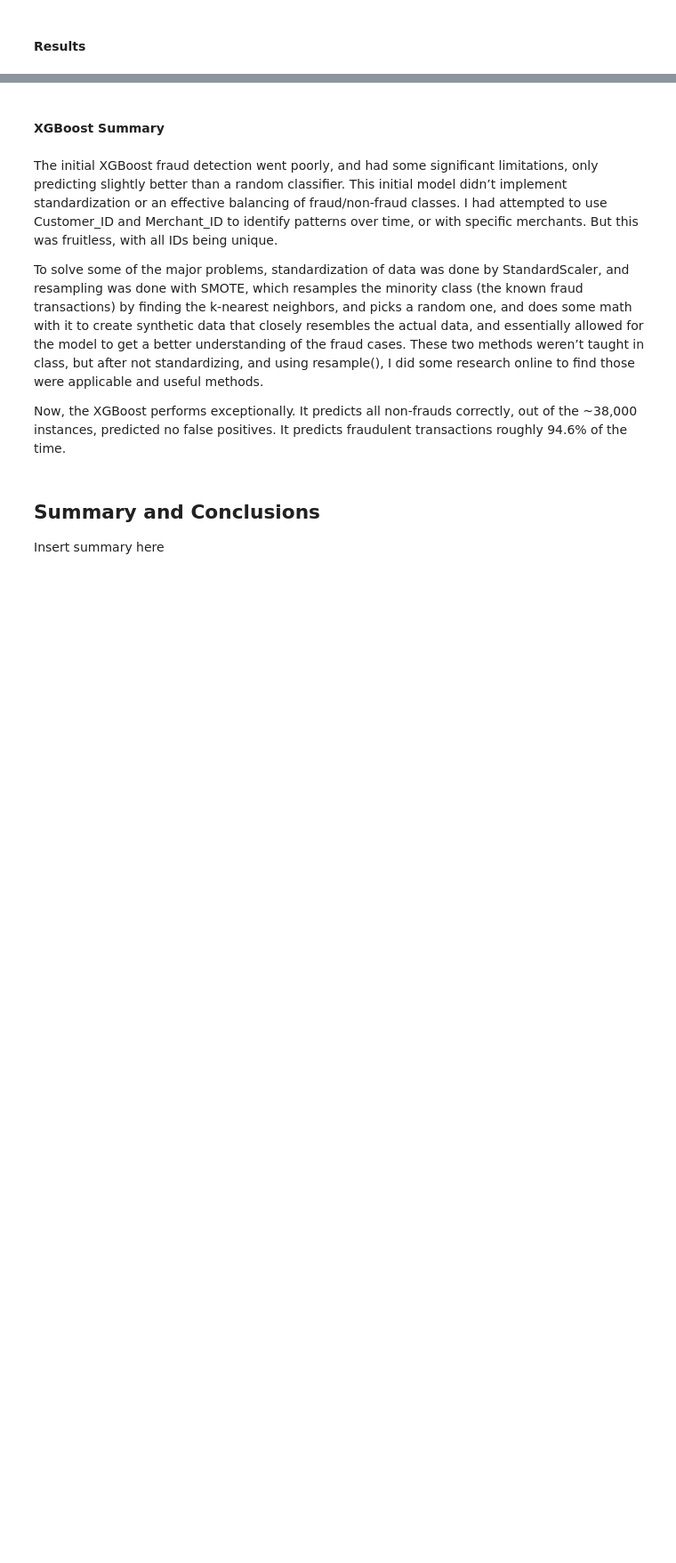
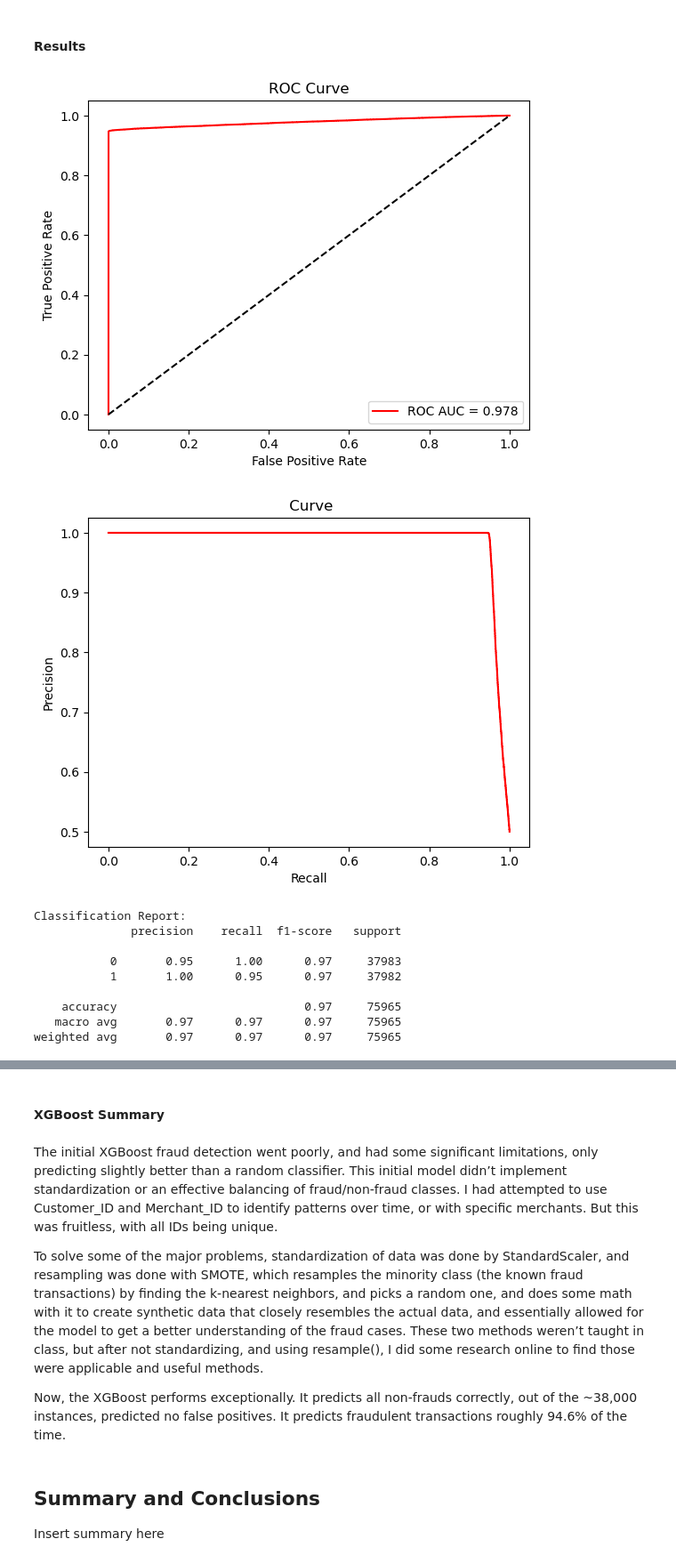
Before and after one commit to owenmilke/CS3870-Final-Project, a Jupyter notebook: BankFraud.ipynb, the cells around one changed output, grey strips where cells are left out. Shown at 89% size. Drawn from its saved outputs; the diff is of its cells as text; code cells hidden in the pictures; blank space fills up the shorter version.

```diff
--- a/BankFraud.ipynb
+++ b/BankFraud.ipynb
@@ -604,37 +784,57 @@ xg_model.fit(X_train, y_train)
 y_prob = xg_model.predict_proba(X_test)[:, 1]
 
 # Plot ROC Curve
 fpr, tpr, roc_th = roc_curve(y_test, y_prob)
 roc_auc = auc(fpr, tpr)
 plt.figure()
-plt.plot(fpr, tpr, label=f"ROC AUC = {roc_auc:.3f}")
+plt.plot(fpr, tpr, color='red', label=f"ROC AUC = {roc_auc:.3f}")
 plt.plot([0,1],[0,1],"k--")
 plt.xlabel("False Positive Rate")
 plt.ylabel("True Positive Rate")
 plt.title("ROC Curve")
 plt.legend()
 plt.show()
 
 # Plot Precision/Recall curve
 precision, recall, threshold = precision_recall_curve(y_test, y_prob)
 plt.figure()
-plt.plot(recall, precision)
+plt.plot(recall, precision, color='red')
 plt.xlabel("Recall")
 plt.ylabel("Precision")
 plt.title(" Curve")
 plt.show()
 
 valid = np.where(recall[:-1] >= 0.8)[0]
 best_idx = valid[np.argmax(precision[valid])]
 threshold = threshold[best_idx]
 
 # Prediction w/ balanced_threshold
 y_pred_optimized = (y_prob >= threshold).astype(int)
 
 print("Classification Report:")
 print(classification_report(y_test, y_pred_optimized, zero_division=0))
-print("Confusion Matrix:")
-print(pd.crosstab(y_test, y_pred_optimized,
-                 rownames=['Actual'],
-                 colnames=['Predicted'],
-                 margins=True))
+# print("Confusion Matrix:")
+# print(pd.crosstab(y_test, y_pred_optimized,
+#                  rownames=['Actual'],
+#                  colnames=['Predicted'],
+#                  margins=True))
+
+cm_xgb = confusion_matrix(y_test, y_pred_optimized)
+plt.figure(figsize=(4,3))
+sns.heatmap(cm_xgb, annot=True, fmt='d', cmap='Reds')
+plt.title('XGBoost Confusion Matrix')
+plt.xlabel('Predicted')
+plt.ylabel('Actual')
+plt.show()
+# %% [output]
+[figure, added]
+[figure, added]
+Classification Report:
+              precision    recall  f1-score   support
+
+           0       0.95      1.00      0.97     37983
+           1       1.00      0.95      0.97     37982
+
+    accuracy                           0.97     75965
+   macro avg       0.97      0.97      0.97     75965
+weighted avg       0.97      0.97      0.97     75965
```
Also changed, not shown: parts of 11 cells of this notebook.
